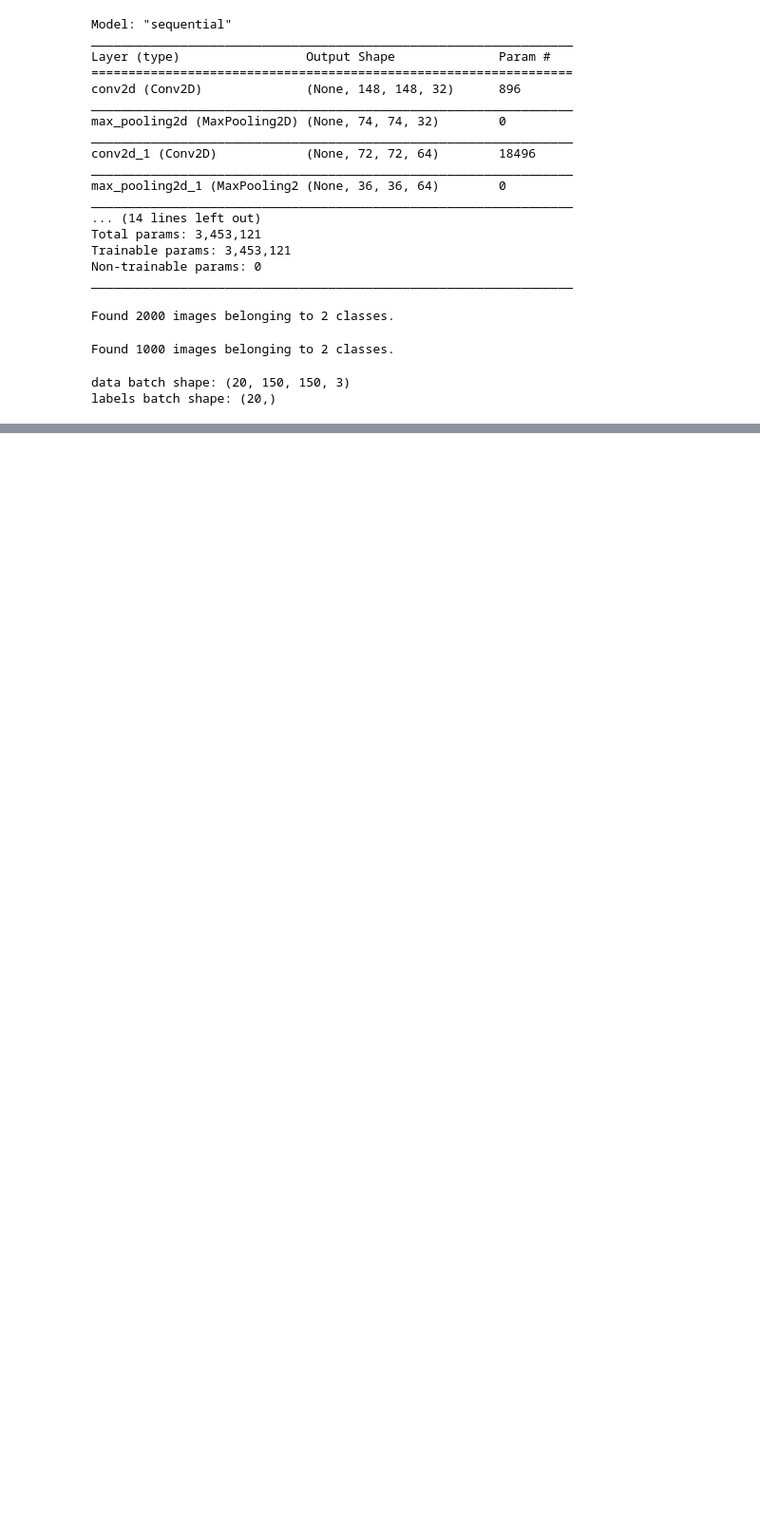
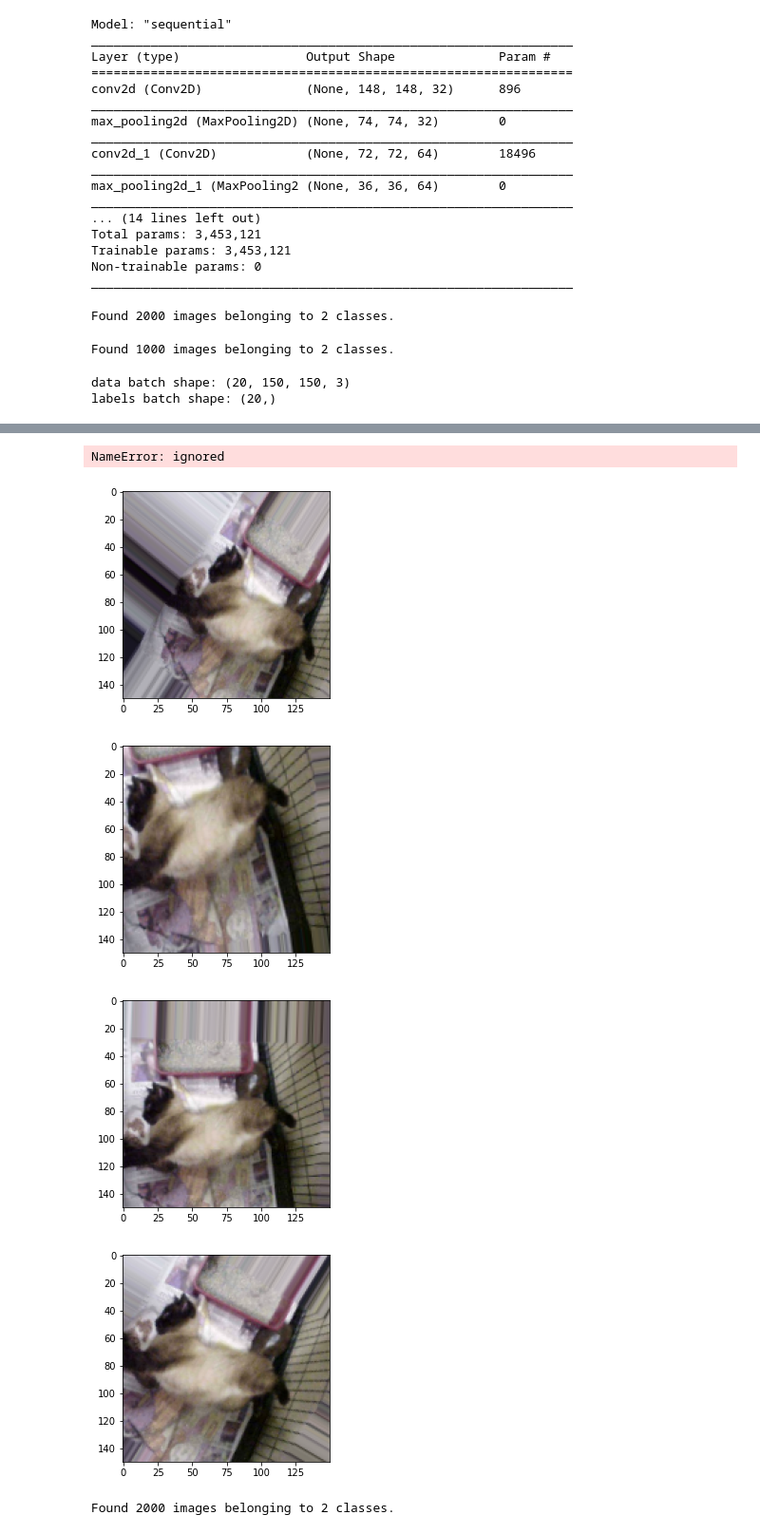
Before and after one commit to SyedHuzaifa007/DogsVsCats-Image-Classification-DL-Model, a Jupyter notebook: Cats_Vs_Dogs.ipynb, the cells around one changed output, grey strips where cells are left out. Shown: that part at 95% size. Cells and saved outputs as stored; diff of their text form; code cells hidden in the pictures; blank space fills up the shorter version.

```diff
--- a/Cats_Vs_Dogs.ipynb
+++ b/Cats_Vs_Dogs.ipynb
@@ -90,0 +78,44 @@ Epoch 30/30
+# %%
+import matplotlib.pyplot as plt
+acc = history.history['acc']
+val_acc = history.history['val_acc']
+loss = history.history['loss']
+val_loss = history.history['val_loss']
+epochs = range(1, len(acc) + 1)
+plt.plot(epochs, acc, 'bo', label='Training acc')
+plt.plot(epochs, val_acc, 'b', label='Validation acc')
+plt.title('Training and validation accuracy')
+plt.legend()
+plt.figure()
+plt.plot(epochs, loss, 'bo', label='Training loss')
+plt.plot(epochs, val_loss, 'b', label='Validation loss')
+plt.title('Training and validation loss')
+plt.legend()
+plt.show()
+# %% [output]
+NameError: ignored
+# %%
+datagen = ImageDataGenerator(rotation_range=40, width_shift_range=0.2, height_shift_range=0.2, shear_range=0.2, zoom_range=0.2, horizontal_flip=True, fill_mode='nearest')
+# %%
+train_cats_dir = "/content/drive/MyDrive/Datasets/cats_and_dogs_small/train/cats"
+# %%
+from keras.preprocessing import image
+fnames = [os.path.join(train_cats_dir, fname) for
+          fname in os.listdir(train_cats_dir)]
+img_path = fnames[3]
+img = image.load_img(img_path, target_size=(150, 150))
+x = image.img_to_array(img)
+x = x.reshape((1,) + x.shape)
+i = 0
+for batch in datagen.flow(x, batch_size=1):
+  plt.figure(i)
+  imgplot = plt.imshow(image.array_to_img(batch[0]))
+  i += 1
+  if i % 4 == 0:
+    break
+plt.show()
+# %% [output]
+[figure, added]
+[figure, added]
+[figure, added]
+[figure, added]
@@ -90,0 +143,4 @@ Epoch 30/30
+# %%
+train_generator = train_datagen.flow_from_directory(train_dir, target_size=(150, 150), batch_size=32, class_mode='binary')
+# %% [output]
+Found 2000 images belonging to 2 classes.
```
Also changed, not shown: parts of 9 cells of this notebook.
